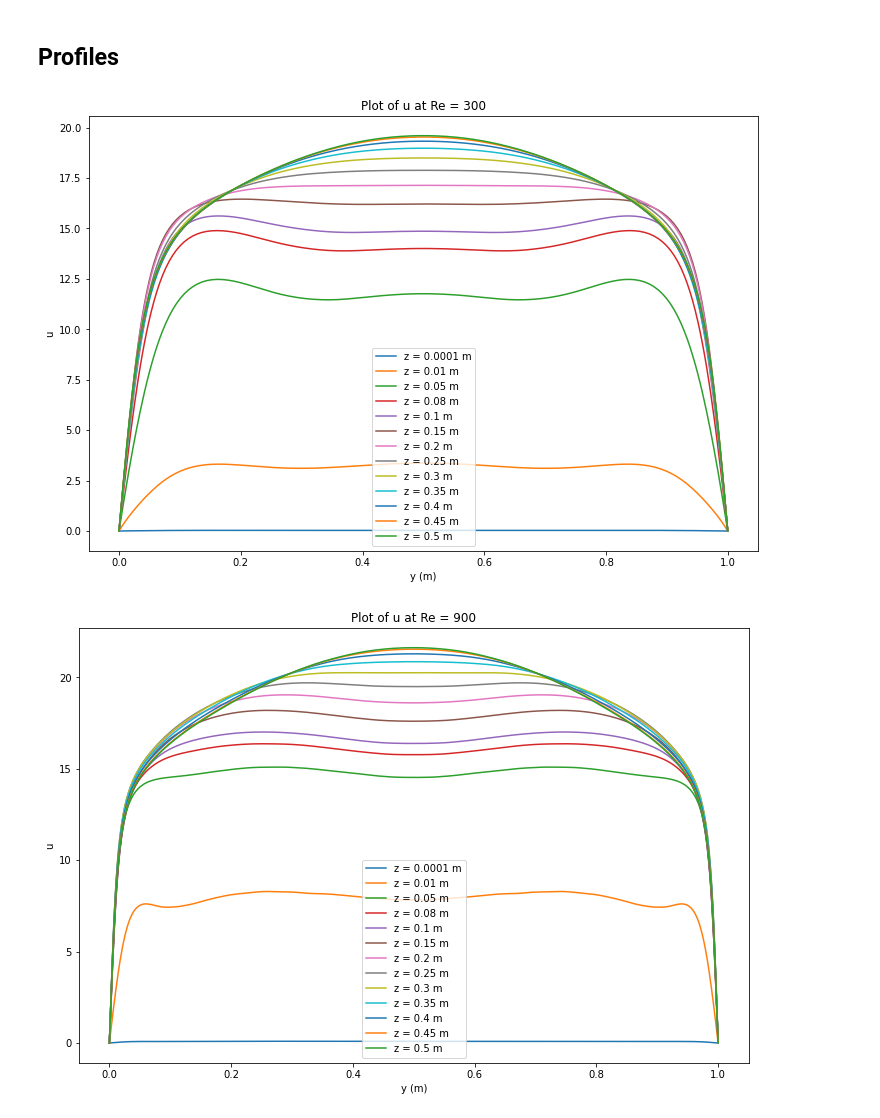
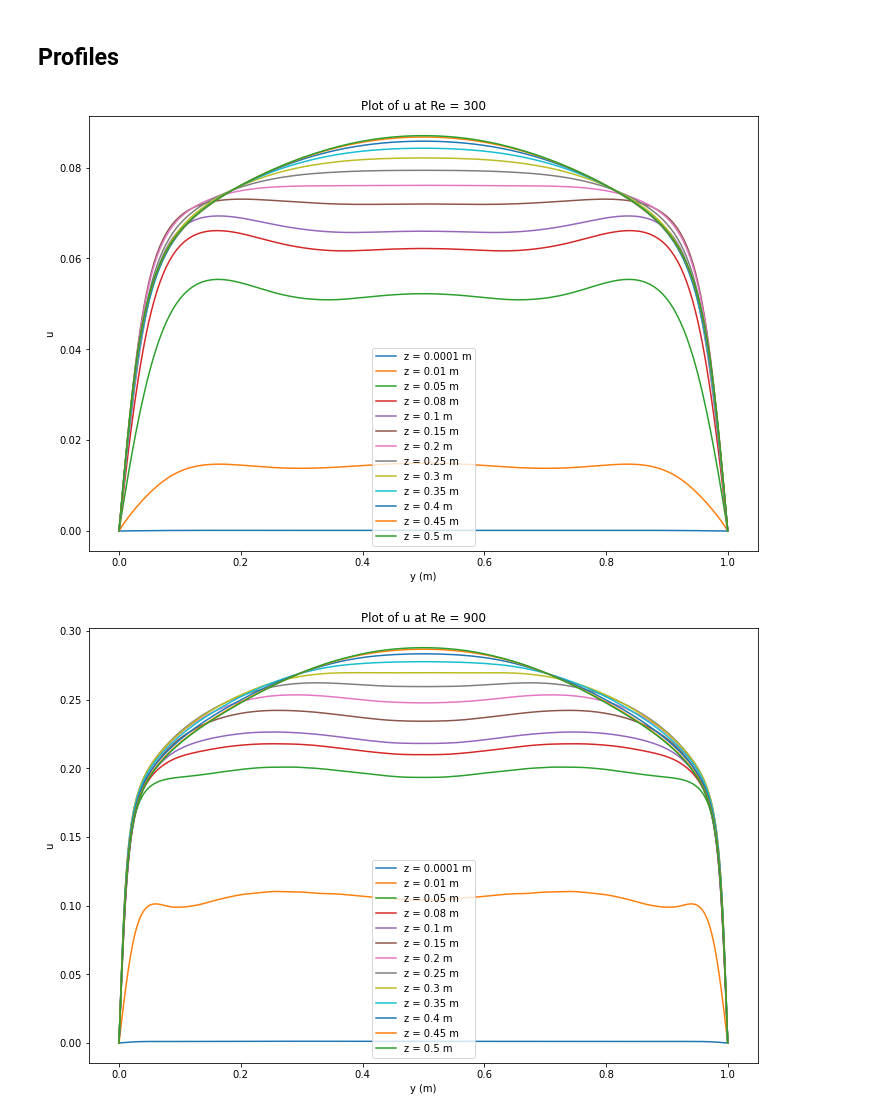
Before and after one commit to delphiiii/CFD-CW2, a Jupyter notebook: read_DNS_data.ipynb, the cells around one changed output. Saved outputs shown, nothing was run; the diff lists cells and outputs as text; code cells hidden in the pictures.

Commit message:
fixed velocity issue in profiles section as well

```diff
--- a/read_DNS_data.ipynb
+++ b/read_DNS_data.ipynb
@@ -40,28 +40,28 @@ for Re in Re_numbers:
 # %%
 def read_profile_data(fpath):
     df = pd.read_csv(fpath, delimiter=' ', header=None)
     columns = df.iloc[0].dropna().values[1:]
     df = df.iloc[2:].dropna(axis=1)
     df.columns = columns
     df = df.astype(float)
     return df
 
 
 for Re in Re_numbers:
     profile_dir = f'DuctFlow/profiles/Re{Re}/'
     profile_fpaths = [profile_dir + file_dir for file_dir in os.listdir(profile_dir)]
     profile_fpaths.sort()
     u_tau = Re * 1.48e-5
 
     plt.figure(figsize=figure_size)
     for file in profile_fpaths:
         profile_data = read_profile_data(file)
-        plt.plot(profile_data['y'].values, profile_data["<u>"].values, label=f'z = {profile_data["z"].values[0]} m')
+        plt.plot(profile_data['y'].values, profile_data["<u>"].values * u_tau, label=f'z = {profile_data["z"].values[0]} m')
 
     plt.ylabel("u")
     plt.xlabel('y (m)')
     plt.title(f"Plot of u at Re = {Re}")
     plt.legend()
 # %% [output]
-[figure, old version]
+[figure, new version]
-[figure, old version]
+[figure, new version]
```
Also changed, not shown: parts of 1 cell of this notebook.
